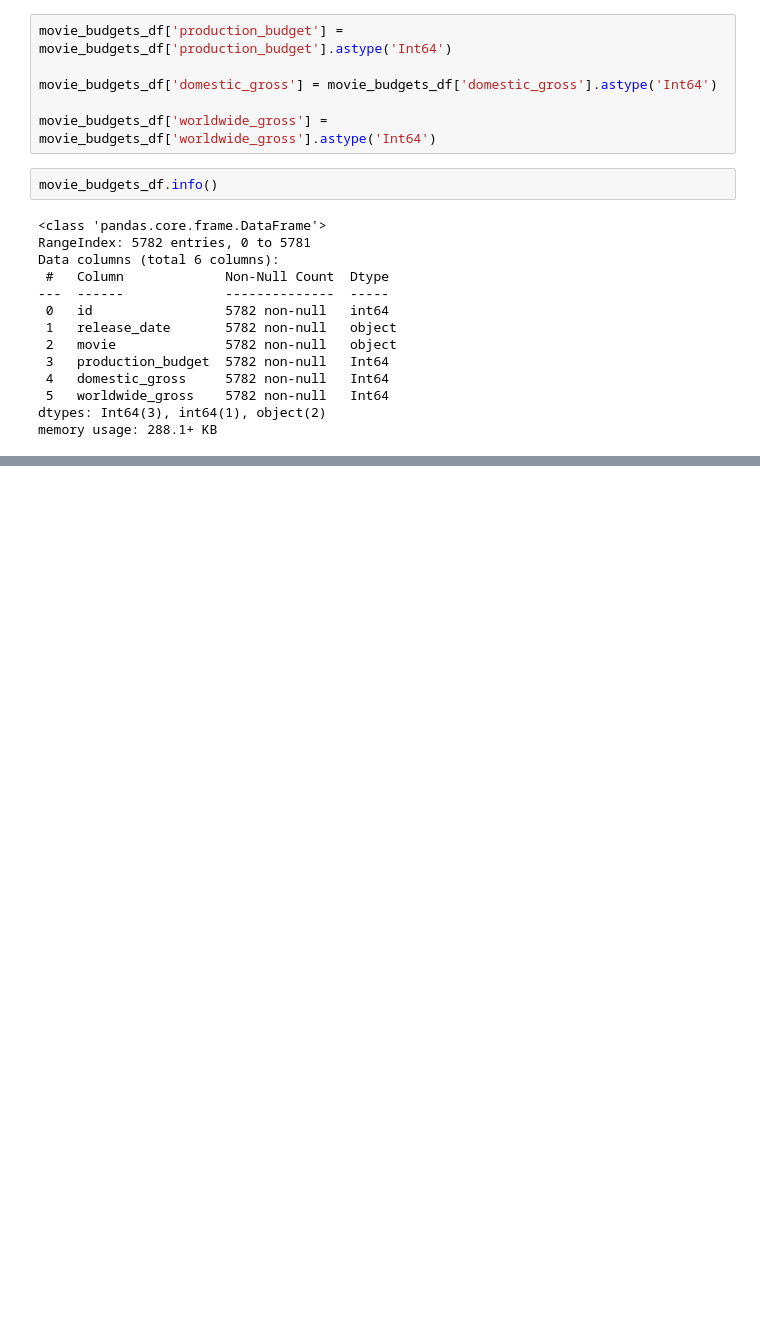
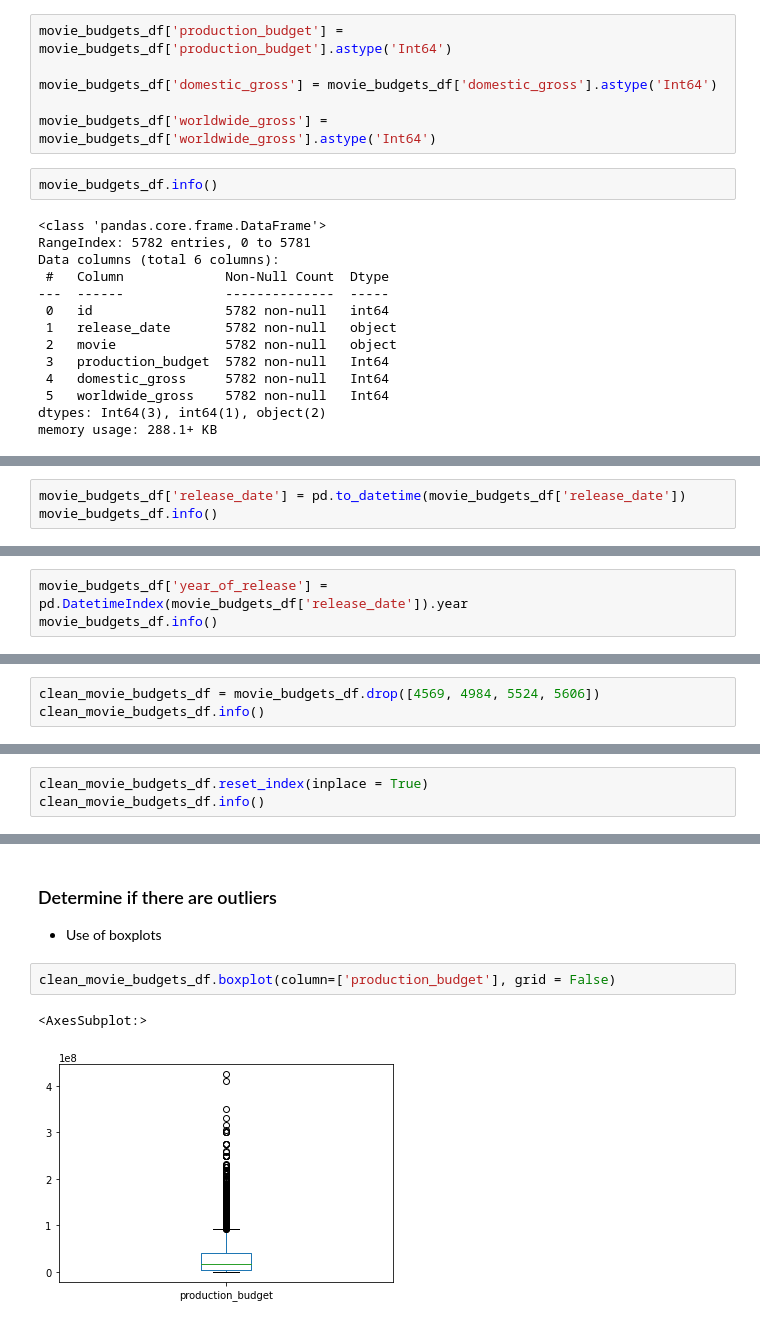
Before and after one commit to NicholasKIRUI/Data-Science-Course---Phase-1-Project, a Jupyter notebook: index.ipynb, the cells around one changed output, grey strips where cells are left out. Drawn from its saved outputs; the diff is of its cells as text; blank space fills up the shorter version.

```diff
--- a/index.ipynb
+++ b/index.ipynb
@@ -609,0 +653,3 @@ memory usage: 288.1+ KB
+# %%
+movie_budgets_df['release_date'] = pd.to_datetime(movie_budgets_df['release_date'])
+movie_budgets_df.info()
@@ -609,0 +674,3 @@ memory usage: 288.1+ KB
+# %%
+movie_budgets_df['year_of_release'] = pd.DatetimeIndex(movie_budgets_df['release_date']).year
+movie_budgets_df.info()
@@ -609,0 +777,3 @@ memory usage: 288.1+ KB
+# %%
+clean_movie_budgets_df = movie_budgets_df.drop([4569, 4984, 5524, 5606])
+clean_movie_budgets_df.info()
@@ -609,0 +806,3 @@ memory usage: 288.1+ KB
+# %%
+clean_movie_budgets_df.reset_index(inplace = True)
+clean_movie_budgets_df.info()
@@ -609,0 +827,8 @@ memory usage: 288.1+ KB
+# %% [markdown]
+### Determine if there are outliers
+- Use of boxplots
+# %%
+clean_movie_budgets_df.boxplot(column=['production_budget'], grid = False)
+# %% [output]
+<AxesSubplot:>
+[figure, added]
```
Also changed, not shown: parts of 34 cells of this notebook.
